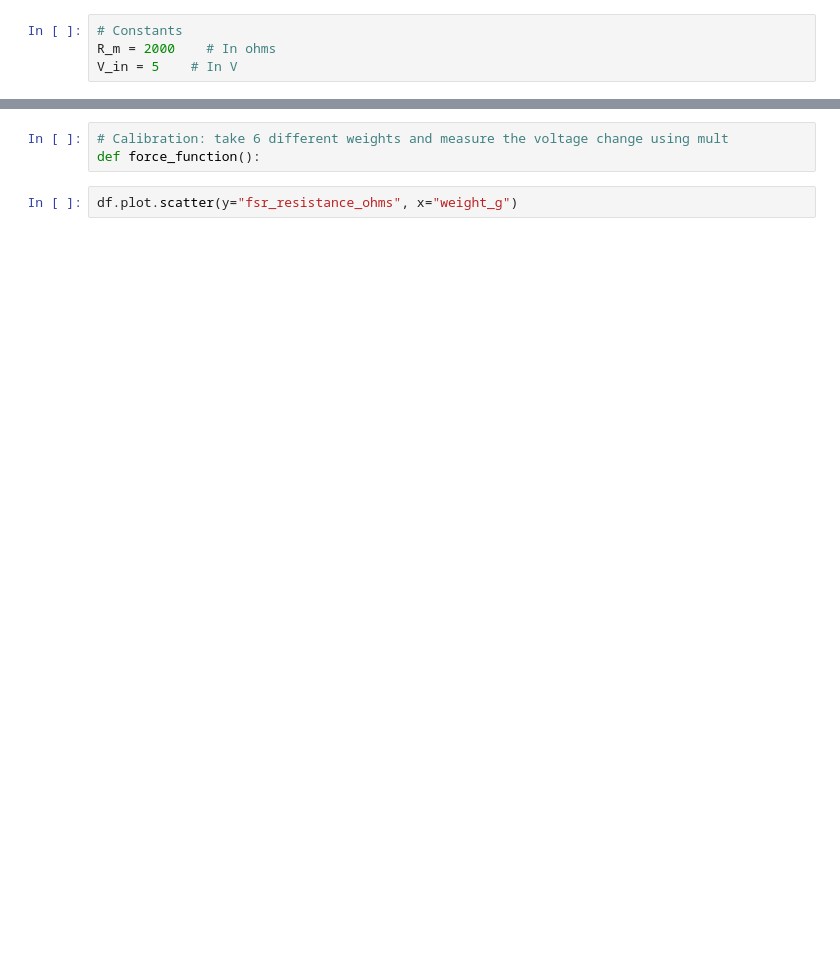
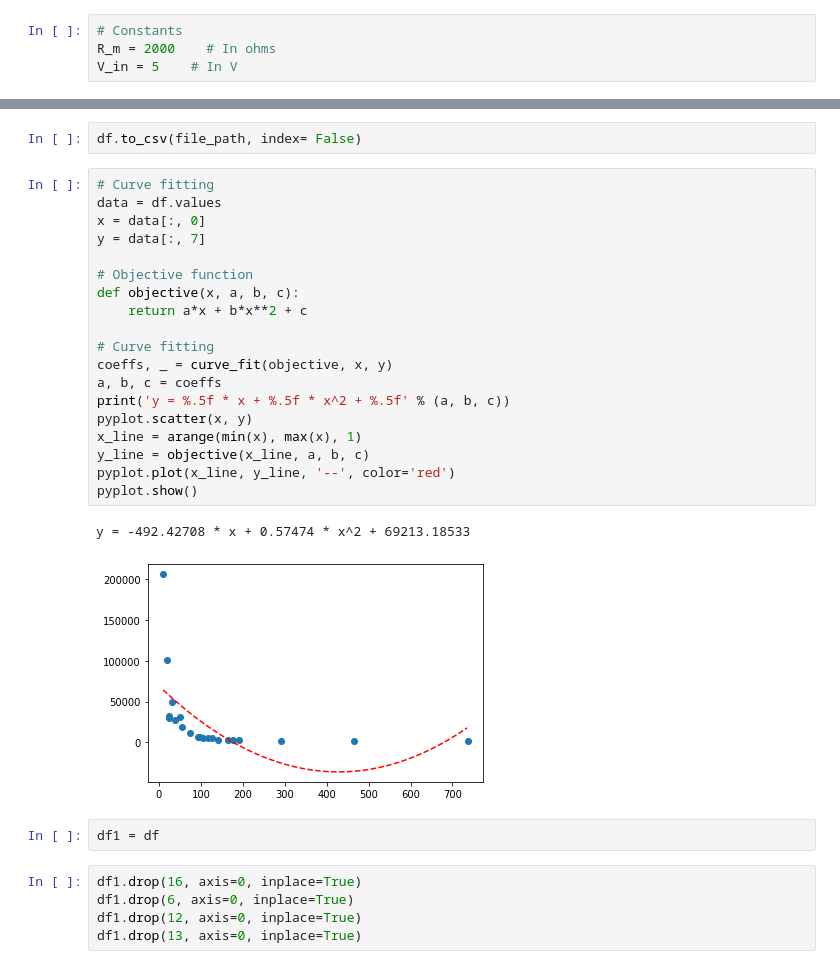
Before and after one commit to Srihari293/Laparoscopy_summer_research_project, a Jupyter notebook: Force sensitive resistor/data_collection_and_analysis/data_manipulation.ipynb, the cells around one changed output, grey strips where cells are left out. Drawn from its saved outputs; the diff is of its cells as text; blank space fills up the shorter version.

```diff
--- a/Force sensitive resistor/data_collection_and_analysis/data_manipulation.ipynb
+++ b/Force sensitive resistor/data_collection_and_analysis/data_manipulation.ipynb
@@ -61,5 +83,31 @@ KeyError: 'force_N'
-# %%
-# Calibration: take 6 different weights and measure the voltage change using mult
-def force_function():
-# %%
-df.plot.scatter(y="fsr_resistance_ohms", x="weight_g")
+# %%
+df.to_csv(file_path, index= False)
+# %%
+# Curve fitting
+data = df.values
+x = data[:, 0]
+y = data[:, 7]
+
+# Objective function
+def objective(x, a, b, c):
+	return a*x + b*x**2 + c
+
+# Curve fitting
+coeffs, _ = curve_fit(objective, x, y)
+a, b, c = coeffs
+print('y = %.5f * x + %.5f * x^2 + %.5f' % (a, b, c))
+pyplot.scatter(x, y)
+x_line = arange(min(x), max(x), 1)
+y_line = objective(x_line, a, b, c)
+pyplot.plot(x_line, y_line, '--', color='red')
+pyplot.show()
+# %% [output]
+y = -492.42708 * x + 0.57474 * x^2 + 69213.18533
+[figure, added]
+# %%
+df1 = df
+# %%
+df1.drop(16, axis=0, inplace=True)
+df1.drop(6, axis=0, inplace=True)
+df1.drop(12, axis=0, inplace=True)
+df1.drop(13, axis=0, inplace=True)
```
Also changed, not shown: parts of 11 cells of this notebook, 5 other files.
